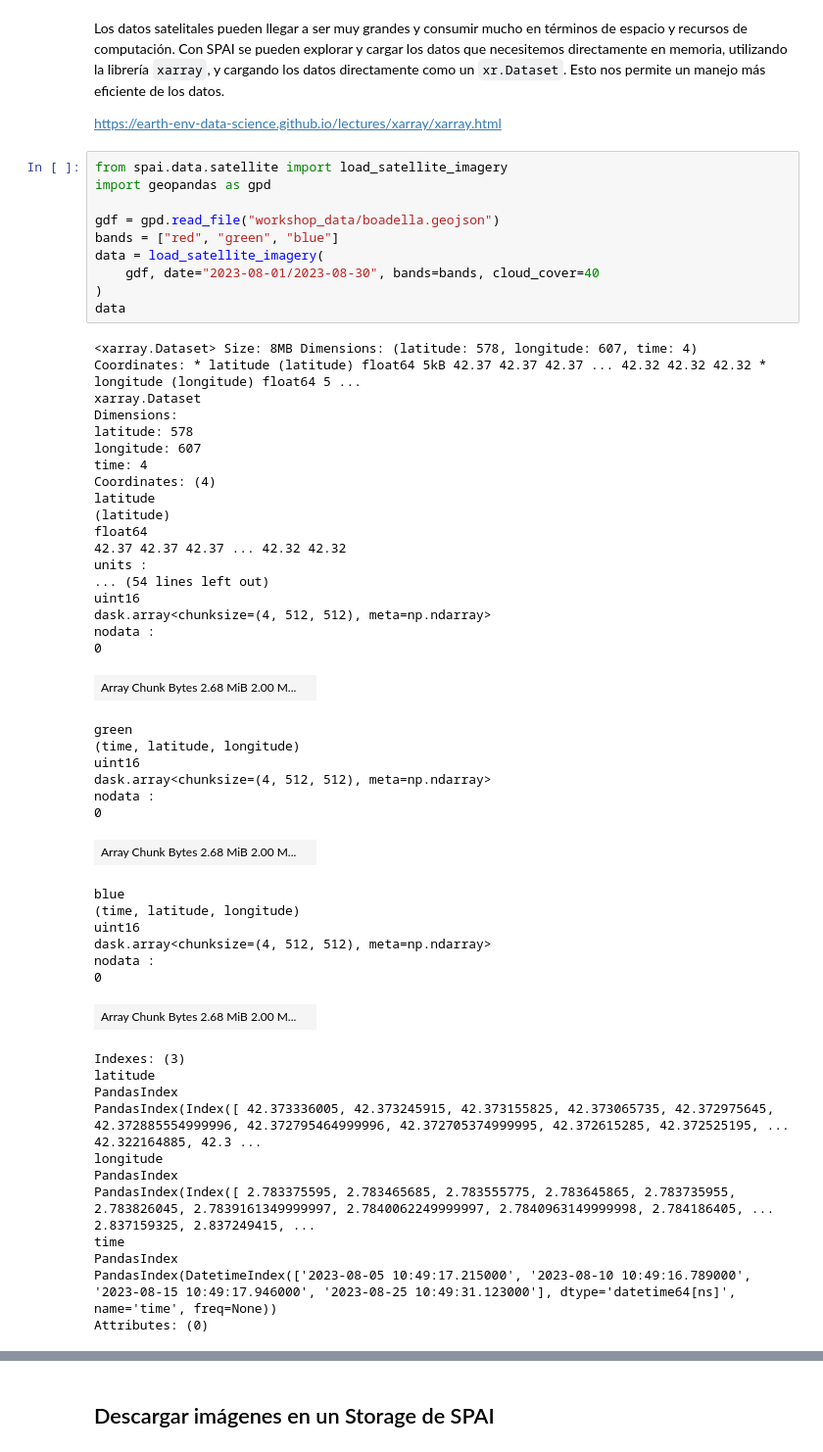
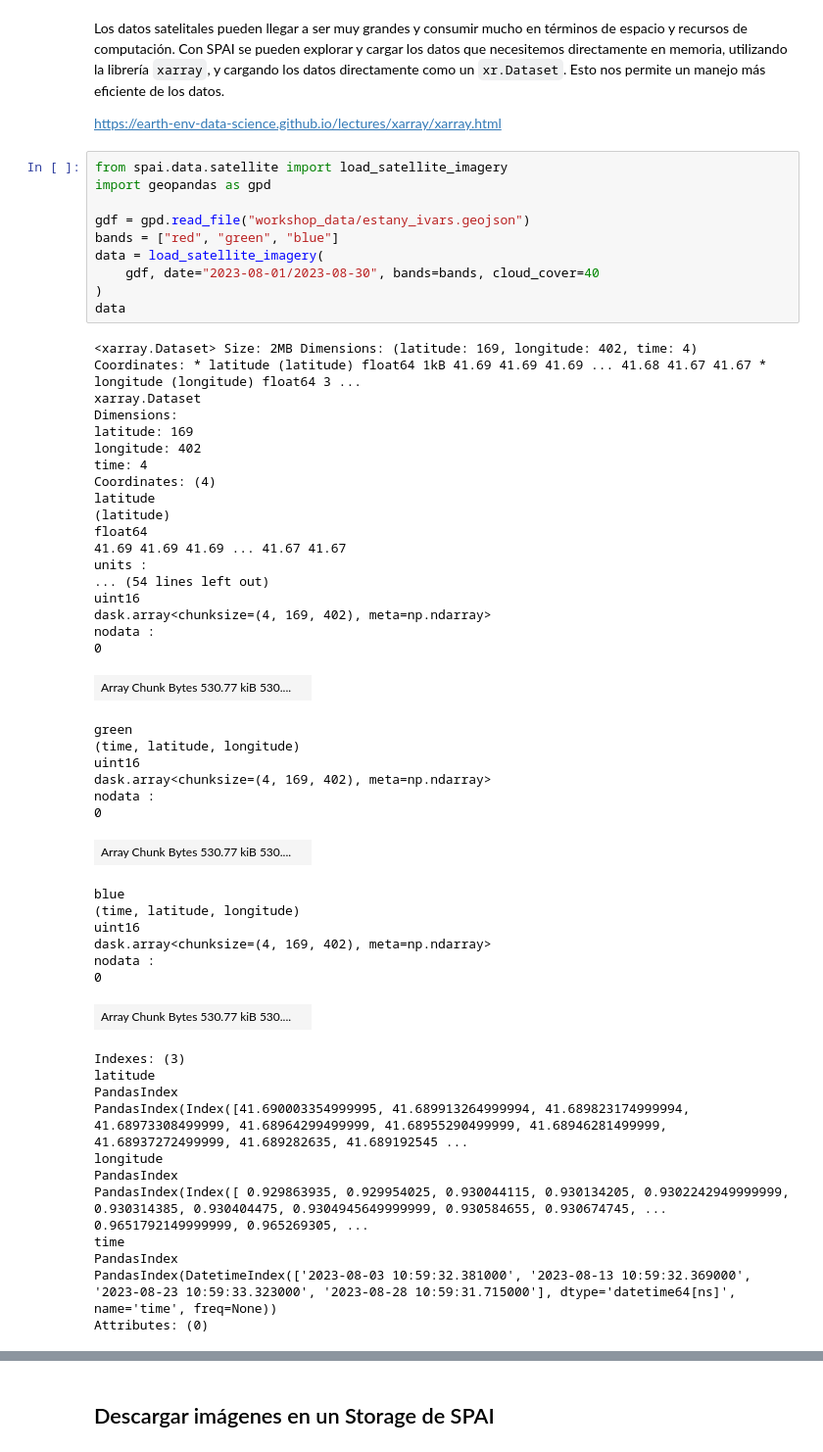
Before and after one commit to earthpulse/spai-workshop-jsl2024, a Jupyter notebook: notebooks/02_acceso_datos.ipynb, the cells around one changed output, grey strips where cells are left out. Shown at 98% size. Drawn from its saved outputs; the diff is of its cells as text.

```diff
--- a/notebooks/02_acceso_datos.ipynb
+++ b/notebooks/02_acceso_datos.ipynb
@@ -137,54 +136,54 @@ https://earth-env-data-science.github.io/lectures/xarray/xarray.html
 # %%
 from spai.data.satellite import load_satellite_imagery
 import geopandas as gpd
 
-gdf = gpd.read_file("workshop_data/boadella.geojson")
+gdf = gpd.read_file("workshop_data/estany_ivars.geojson")
 bands = ["red", "green", "blue"]
 data = load_satellite_imagery(
     gdf, date="2023-08-01/2023-08-30", bands=bands, cloud_cover=40
 )
 data
 # %% [output]
-<xarray.Dataset> Size: 8MB Dimensions: (latitude: 578, longitude: 607, time: 4) Coordinates: * latitude (latitude) float64 5kB 42.37 42.37 42.37 ... 42.32 42.32 42.32 * longitude (longitude) float64 5 ...
+<xarray.Dataset> Size: 2MB Dimensions: (latitude: 169, longitude: 402, time: 4) Coordinates: * latitude (latitude) float64 1kB 41.69 41.69 41.69 ... 41.68 41.67 41.67 * longitude (longitude) float64 3 ...
 xarray.Dataset
 Dimensions:
-latitude: 578
-longitude: 607
+latitude: 169
+longitude: 402
 time: 4
 Coordinates: (4)
 latitude
 (latitude)
 float64
-42.37 42.37 42.37 ... 42.32 42.32
+41.69 41.69 41.69 ... 41.67 41.67
 units :
 ... (54 lines left out)
 uint16
-dask.array<chunksize=(4, 512, 512), meta=np.ndarray>
+dask.array<chunksize=(4, 169, 402), meta=np.ndarray>
 nodata :
 0
-| Array Chunk Bytes 2.68 MiB 2.00 M... |  |
+| Array Chunk Bytes 530.77 kiB 530.... |  |
 green
 (time, latitude, longitude)
 uint16
-dask.array<chunksize=(4, 512, 512), meta=np.ndarray>
+dask.array<chunksize=(4, 169, 402), meta=np.ndarray>
 nodata :
 0
-| Array Chunk Bytes 2.68 MiB 2.00 M... |  |
+| Array Chunk Bytes 530.77 kiB 530.... |  |
 blue
 (time, latitude, longitude)
 uint16
-dask.array<chunksize=(4, 512, 512), meta=np.ndarray>
+dask.array<chunksize=(4, 169, 402), meta=np.ndarray>
 nodata :
 0
-| Array Chunk Bytes 2.68 MiB 2.00 M... |  |
+| Array Chunk Bytes 530.77 kiB 530.... |  |
 Indexes: (3)
 latitude
 PandasIndex
-PandasIndex(Index([ 42.373336005, 42.373245915, 42.373155825, 42.373065735, 42.372975645, 42.372885554999996, 42.372795464999996, 42.372705374999995, 42.372615285, 42.372525195, ... 42.322164885, 42.3 ...
+PandasIndex(Index([41.690003354999995, 41.689913264999994, 41.689823174999994, 41.68973308499999, 41.68964299499999, 41.68955290499999, 41.68946281499999, 41.68937272499999, 41.689282635, 41.689192545 ...
 longitude
 PandasIndex
-PandasIndex(Index([ 2.783375595, 2.783465685, 2.783555775, 2.783645865, 2.783735955, 2.783826045, 2.7839161349999997, 2.7840062249999997, 2.7840963149999998, 2.784186405, ... 2.837159325, 2.837249415, ...
+PandasIndex(Index([ 0.929863935, 0.929954025, 0.930044115, 0.930134205, 0.9302242949999999, 0.930314385, 0.930404475, 0.9304945649999999, 0.930584655, 0.930674745, ... 0.9651792149999999, 0.965269305, ...
 time
 PandasIndex
-PandasIndex(DatetimeIndex(['2023-08-05 10:49:17.215000', '2023-08-10 10:49:16.789000', '2023-08-15 10:49:17.946000', '2023-08-25 10:49:31.123000'], dtype='datetime64[ns]', name='time', freq=None))
+PandasIndex(DatetimeIndex(['2023-08-03 10:59:32.381000', '2023-08-13 10:59:32.369000', '2023-08-23 10:59:33.323000', '2023-08-28 10:59:31.715000'], dtype='datetime64[ns]', name='time', freq=None))
 Attributes: (0)
```
Also changed, not shown: parts of 29 cells of this notebook, 10 other files.
